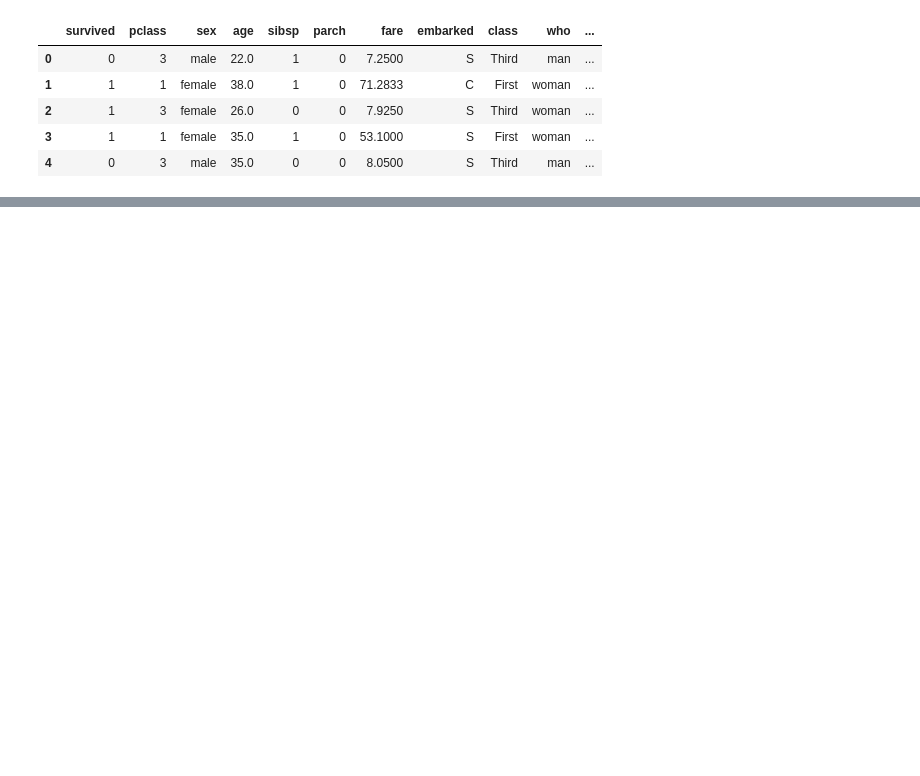
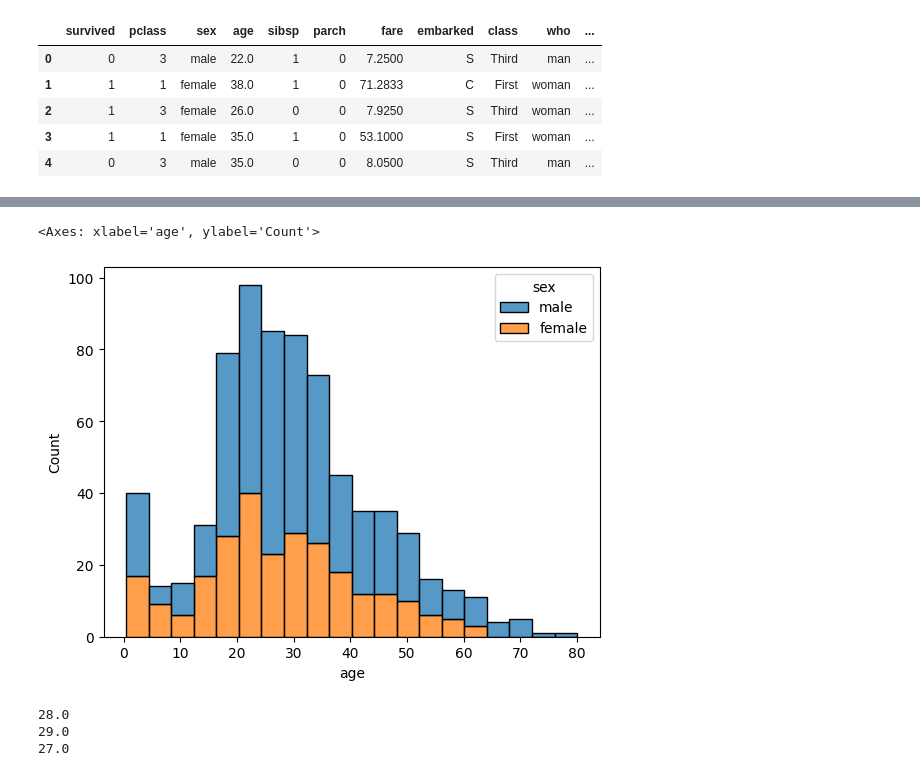
Before and after one commit to yomo001/databehandling-YOUNIS-MOUSSAVI, a Jupyter notebook: Code-Alongs/L008_Clean_Titanic.ipynb, the cells around one changed output, grey strips where cells are left out. Saved outputs shown, nothing was run; the diff lists cells and outputs as text; code cells hidden in the pictures; blank space fills up the shorter version.

```diff
--- a/Code-Alongs/L008_Clean_Titanic.ipynb
+++ b/Code-Alongs/L008_Clean_Titanic.ipynb
@@ -163,10 +18,0 @@ memory usage: 80.7+ KB
-# %%
-titanic.loc[0, "sex"] = "male"
-
-titanic.head()
-
-# I categorical datatyp har det redan bestämts
-# vilka värden som kan antas, så jag bara ändra till ett av de värden man
-# har bestämt att de får ha, annars får felmeddelande
-
-# Hur får man ut vilka värden man kan sätta det till,
@@ -208,0 +256,3 @@ missar början pga samtal
+# %%
+titanic.drop(columns = "deck", inplace = True)
+titanic.isna().sum()
@@ -208,0 +288,9 @@ missar början pga samtal
+# %%
+# Fylla NA i "embark_town" med mode, det vanligaste
+titanic["embark_town"].fillna(titanic["embark_town"].mode()[0], inplace = True)
+
+# Alternativt: Ta bort raderna
+# titanic.dropna(subset = ["embark_town"])
+# %%
+# Fylla NA i "embarked" med mode, det vanligaste
+titanic["embarked"].fillna(titanic["embark_town"].mode()[0], inplace = True)
@@ -208,0 +315,25 @@ missar början pga samtal
+# %%
+# När det gäller age:
+# Bra att titta på fördelningen för att förstå mer
+sns.histplot(x = "age", hue = "sex", multiple = "stack", data = titanic)
+# %% [output]
+<Axes: xlabel='age', ylabel='Count'>
+[figure, added]
+# %%
+# Rimligt att fråga någon titanic expert, vad ska vi fylla?
+# Anta att vi fyller i median värde för män på män och samma på kvinnor utifrån att vi sett fördelningen ovan och tycker det är rätt väg
+
+# Median för samtliga
+median_age = titanic["age"].median()
+print(median_age)
+
+# Median enbart för män
+median_age_male = titanic.query("sex == 'male'")["age"].median()
+print(median_age_male)
+
+median_age_female = titanic.query("sex == 'female'")["age"].median()
+print(median_age_female)
+# %% [output]
+28.0
+29.0
+27.0
```
Also changed, not shown: parts of 36 cells of this notebook.
